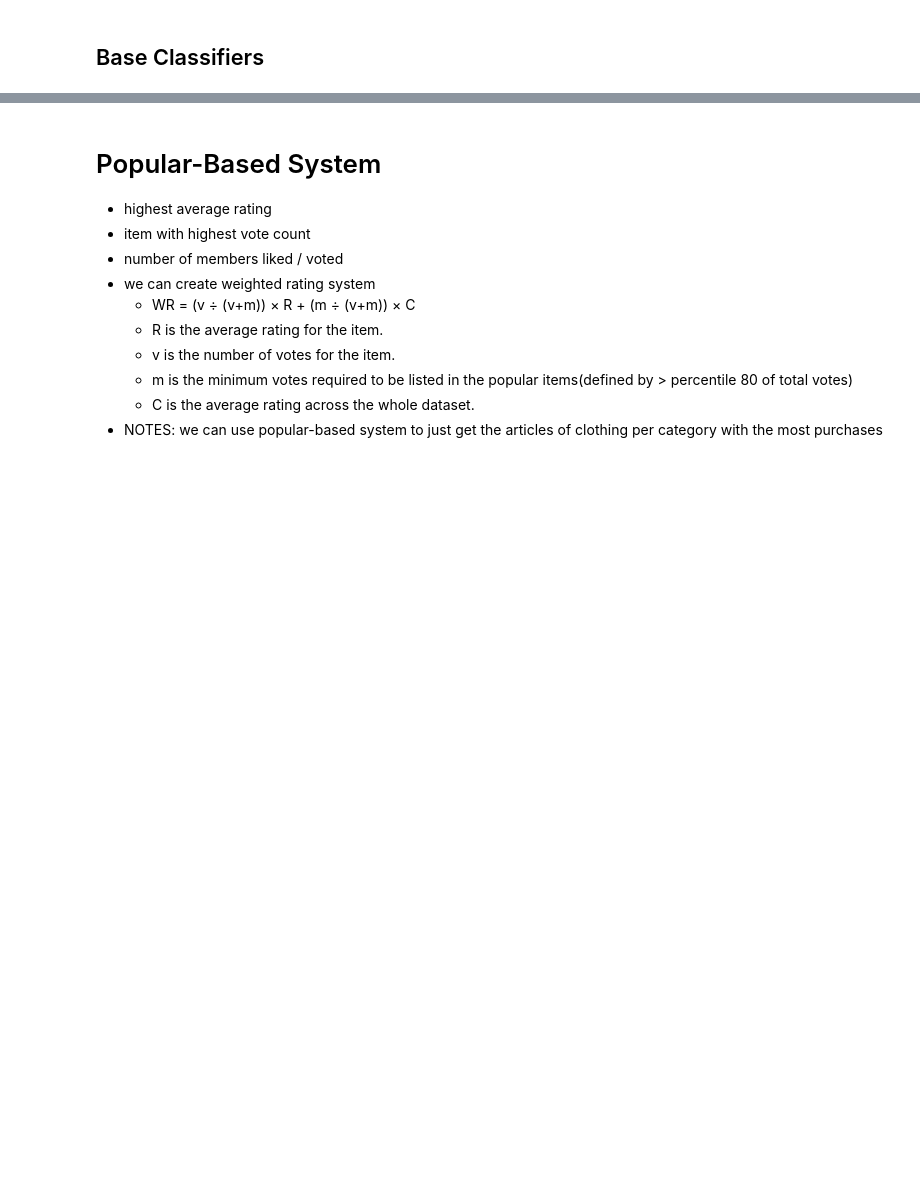
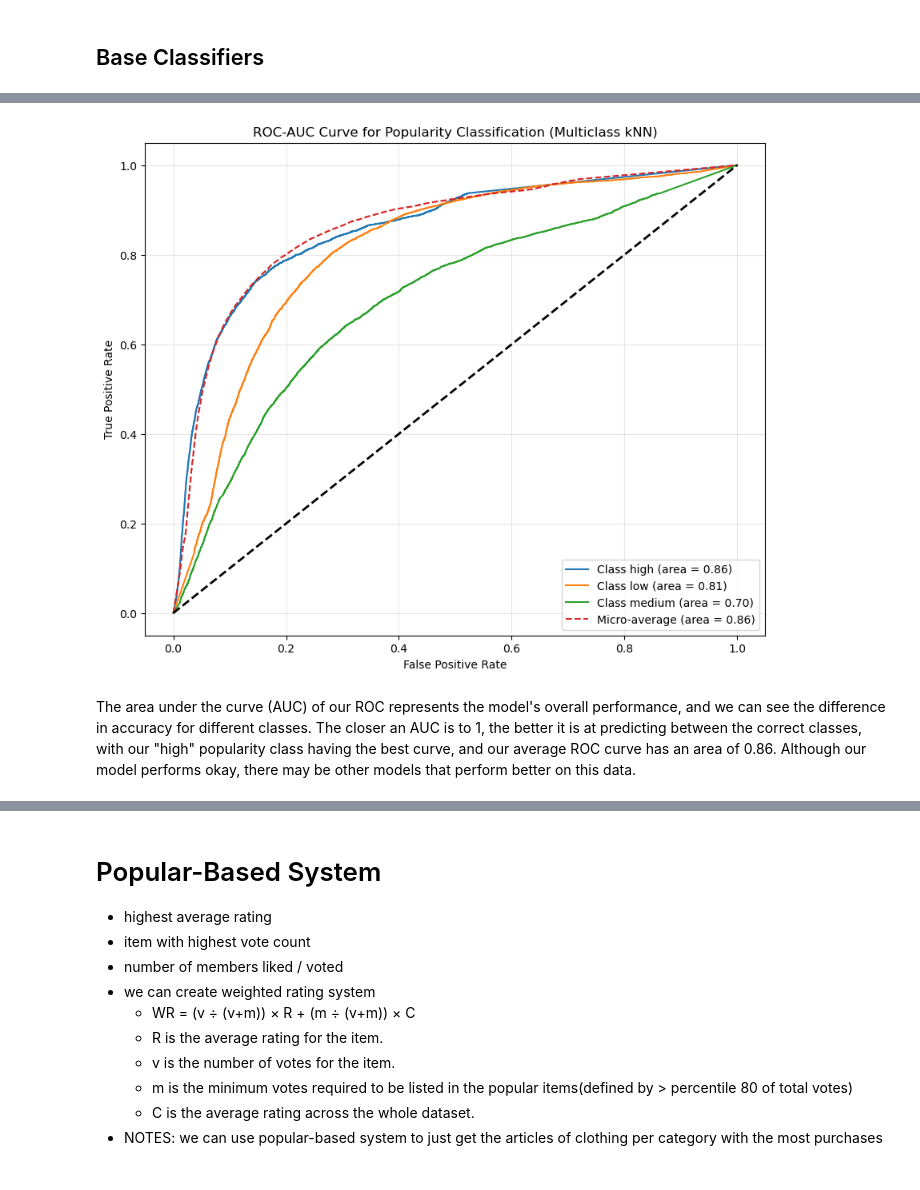
Before and after one commit to anbitasiregar/fashion-recommendations, a Jupyter notebook: notebooks/machine_learning.ipynb, the cells around one changed output, grey strips where cells are left out. Drawn from its saved outputs; the diff is of its cells as text; code cells hidden in the pictures; blank space fills up the shorter version.

```diff
--- a/notebooks/machine_learning.ipynb
+++ b/notebooks/machine_learning.ipynb
@@ -87,0 +350,43 @@ art_trans_merged
+# %%
+# predict probabilities on the test set
+y_pred_probs = knn_model.predict_proba(X_test_scaled)
+# %%
+# Convert y_test to one-hot encoded format
+# Extract the class labels
+classes = knn_model.classes_
+y_test_onehot = label_binarize(y_test, classes=classes)
+
+# Compute ROC curve and AUC for each class
+fpr = dict()
+tpr = dict()
+roc_auc = dict()
+for i, class_label in enumerate(classes):
+    fpr[i], tpr[i], _ = roc_curve(y_test_onehot[:, i], y_pred_probs[:, i])
+    roc_auc[i] = auc(fpr[i], tpr[i])
+
+# Compute micro-average ROC curve and ROC area
+fpr["micro"], tpr["micro"], _ = roc_curve(y_test_onehot.ravel(), y_pred_probs.ravel())
+roc_auc["micro"] = auc(fpr["micro"], tpr["micro"])
+# %%
+# Plot ROC curves
+plt.figure(figsize=(10, 8))
+for i, class_label in enumerate(classes):
+    plt.plot(fpr[i], tpr[i], label=f"Class {class_label} (area = {roc_auc[i]:.2f})")
+
+# Add micro-average ROC curve
+plt.plot(fpr["micro"], tpr["micro"], label=f"Micro-average (area = {roc_auc['micro']:.2f})", linestyle='--')
+
+# Plot the diagonal (random guessing)
+plt.plot([0, 1], [0, 1], 'k--', lw=2)
+
+# Formatting the plot
+plt.title("ROC-AUC Curve for Popularity Classification (Multiclass kNN)")
+plt.xlabel("False Positive Rate")
+plt.ylabel("True Positive Rate")
+plt.legend(loc="lower right")
+plt.grid(alpha=0.3)
+plt.show()
+# %% [output]
+[figure, added]
+# %% [markdown]
+The area under the curve (AUC) of our ROC represents the model's overall performance, and we can see the difference in accuracy for different classes. The closer an AUC is to 1, the better it is at predicting between the correct classes, with our "high" popularity class having the best curve, and our average ROC curve has an area of 0.86. Although our model performs okay, there may be other models that perform better on this data.
```
Also changed, not shown: parts of 73 cells of this notebook, 2 other files.
